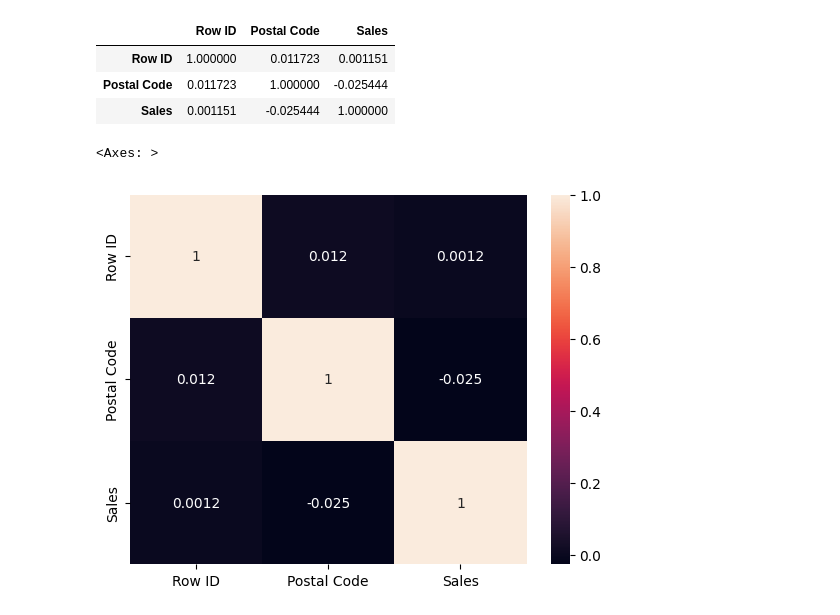
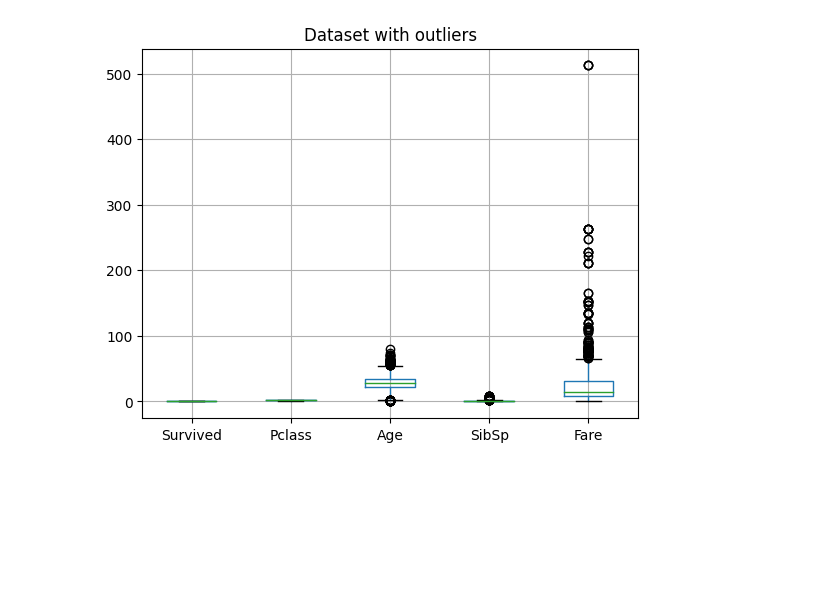
Before and after one commit to Herinshani/DataScience, a Jupyter notebook: Untitled3.ipynb, the cells around one changed output. Drawn from its saved outputs; the diff is of its cells as text; code cells hidden in the pictures; blank space fills up the shorter version.

```diff
--- a/Untitled3.ipynb
+++ b/Untitled3.ipynb
@@ -83 +31,8 @@ Sales             0
 dtype: int64
+# %%
+df.drop('Cabin',axis=1,inplace=True)
+df.drop('Name',axis=1,inplace=True)
+df.drop('Ticket',axis=1,inplace=True)
+df.drop('PassengerId',axis=1,inplace=True)
+df.drop('Parch',axis=1,inplace=True)
+df.head()
@@ -84,4 +46,5 @@ dtype: int64
 # %%
-df['Postal Code'] = df["Postal Code"].fillna(df['Postal Code'].mode()[0])
+df['Age']=df['Age'].fillna(df['Age'].median())
+df['Embarked']=df['Embarked'].fillna(df['Embarked'].mode()[0])
 df.isnull().sum()
 # %% [output]
@@ -162,12 +59,6 @@ plt.show()
-# %%
-df.corr()
-# %% [output]
-|  | Row ID | Postal Code | Sales |
-| Row ID | 1.000000 | 0.011723 | 0.001151 |
-| Postal Code | 0.011723 | 1.000000 | -0.025444 |
-| Sales | 0.001151 | -0.025444 | 1.000000 |
-# %%
-sbn.heatmap(df.corr(),annot=True)
-# %% [output]
-<Axes: >
-[figure, removed]
+# %%
+plt.title("Dataset with outliers")
+df.boxplot()
+plt.show()
+# %% [output]
+[figure, added]
```
Also changed, not shown: parts of 24 cells of this notebook.
